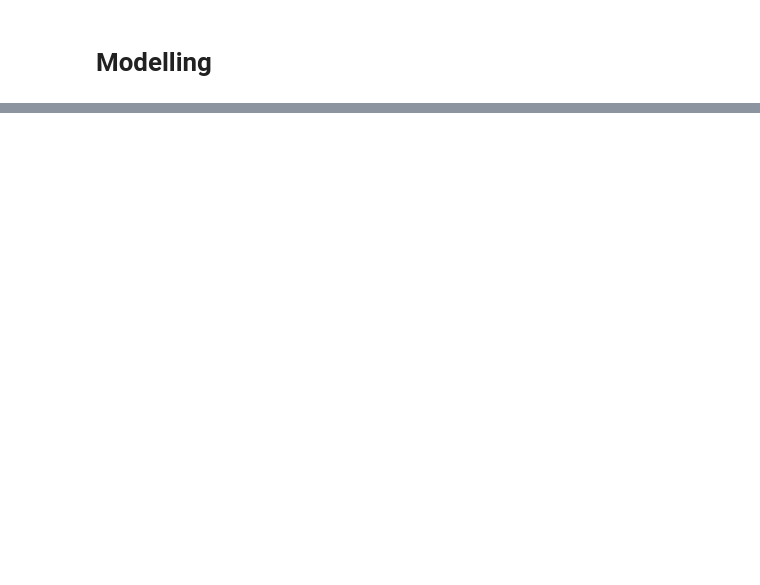
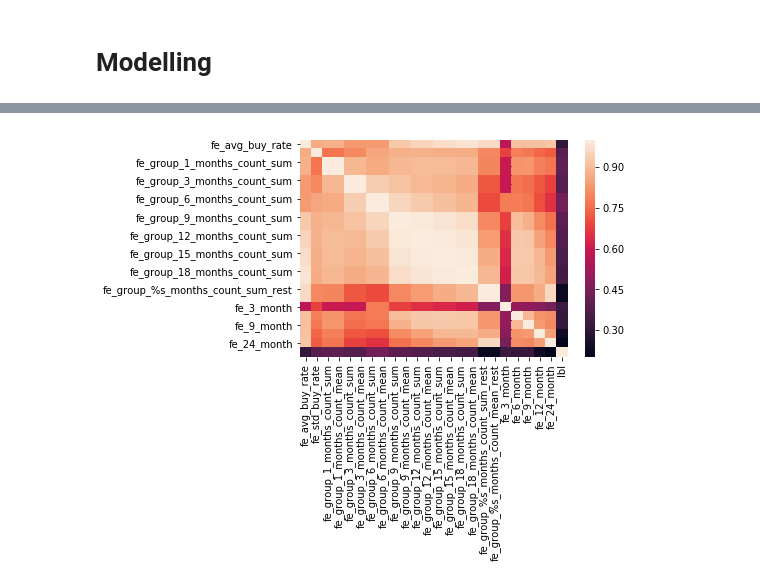
Before and after one commit to linggom/time_series, a Jupyter notebook: future_sales/feature_engineering.ipynb, the cells around one changed output, grey strips where cells are left out. Saved outputs shown, nothing was run; the diff lists cells and outputs as text; code cells hidden in the pictures; blank space fills up the shorter version.

```diff
--- a/future_sales/feature_engineering.ipynb
+++ b/future_sales/feature_engineering.ipynb
@@ -241,2 +289,8 @@ test_feature = generate_feature(test_feature)
 # %% [markdown]
 # Modelling
+# %%
+selected_feature = []
+for fe in train_feature.columns:
+    if 'fe_' in fe:
+        print(fe)
+        selected_feature.append(fe)
@@ -257,2 +325,6 @@ train_feature.shape
+# %%
+train_feature_filtered = train_feature[selected_feature]
+# %%
+train_label = train_label.clip(0,20)
 # %%
-lr.fit(train_feature, train_label)
+lr.fit(train_feature_filtered, train_label)
@@ -273,0 +339,6 @@ lr.predict(test_feature)
+# %%
+train_feature_filtered['lbl'] = train_label
+sns.heatmap(train_feature_filtered.corr())
+del train_feature_filtered['lbl']
+# %% [output]
+[figure, added]
```
Also changed, not shown: parts of 38 cells of this notebook, 3 other files.
